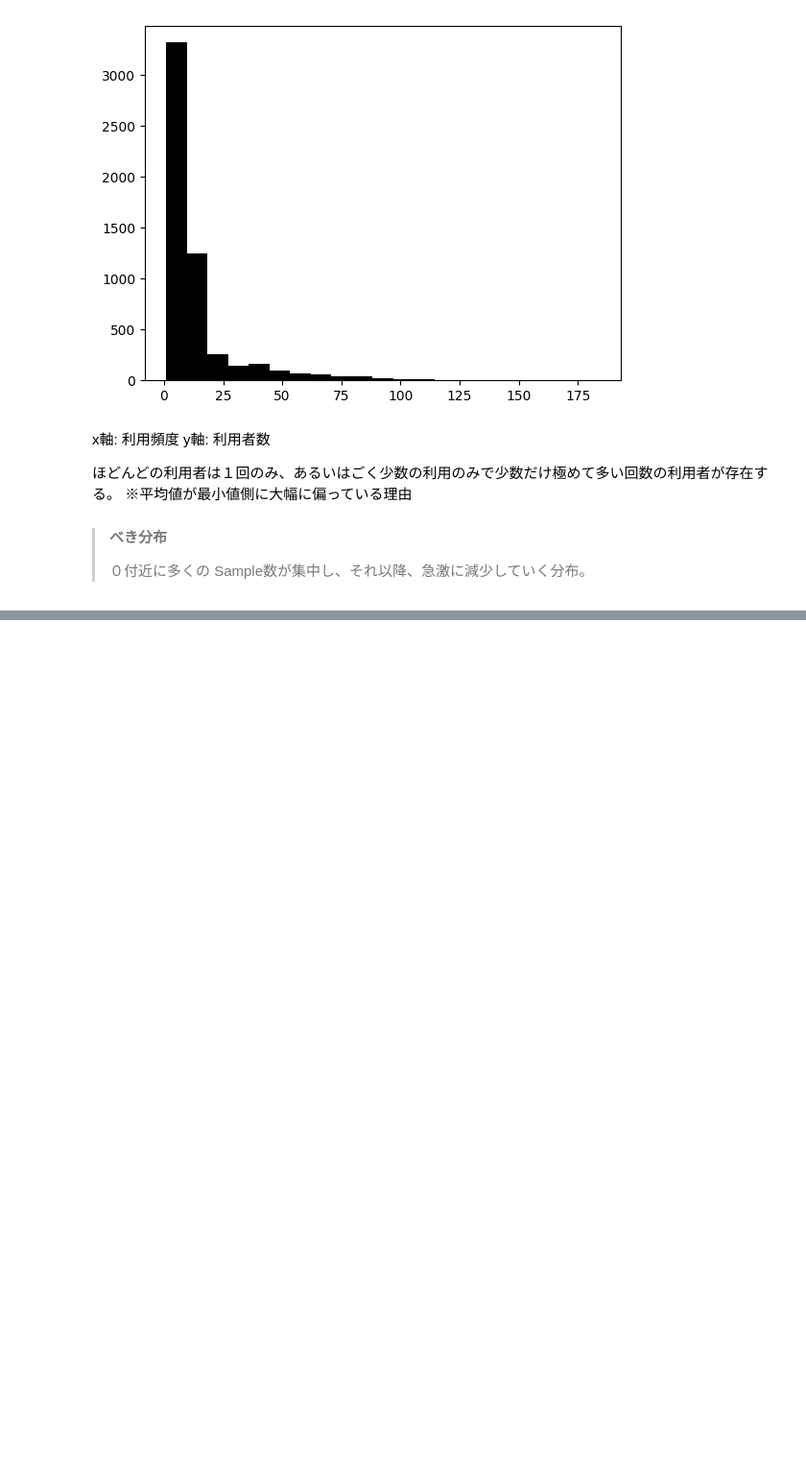
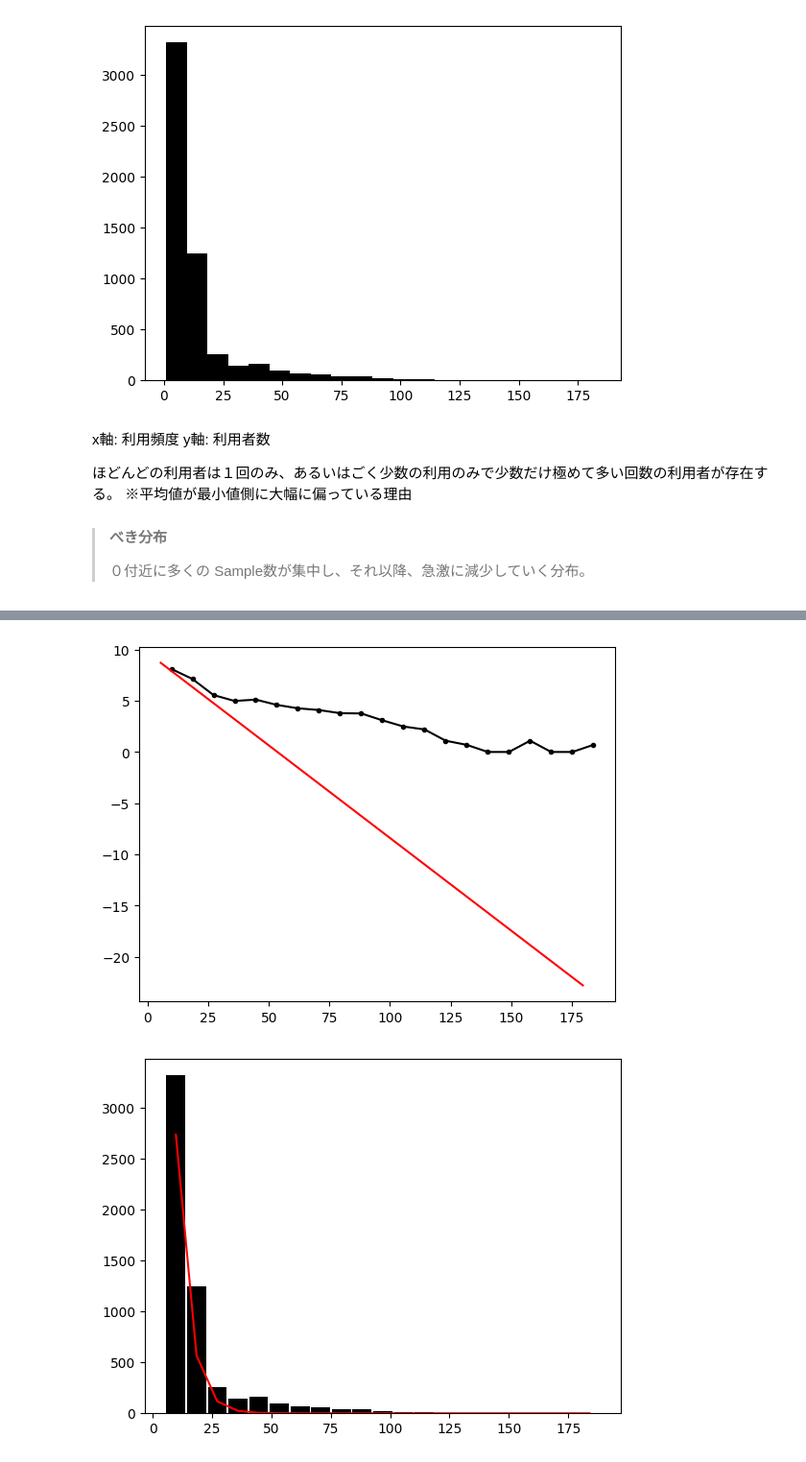
Before and after one commit to 1024xx4/math_programing_for_ai_and_ds, a Jupyter notebook: section01/section01.ipynb, the cells around one changed output, grey strips where cells are left out. Shown: that part at 96% size. Saved outputs shown, nothing was run; the diff lists cells and outputs as text; code cells hidden in the pictures; blank space fills up the shorter version.

```diff
--- a/section01/section01.ipynb
+++ b/section01/section01.ipynb
@@ -98,0 +146,45 @@ y軸: 利用者数
+# %%
+# 左側の Fitting を良く見せるため num を小さくする
+
+# 近似曲線の Parameter を算出する
+import numpy as np
+
+# Parameter 設定
+epsiron = 1  # x_hist の値が 0 だった場合、log をとると負の無限大に発散してしまうため、回避するために足しあわせる便宜上の値
+num = 3  # Fitting の区間を全体ではなく num で指定
+
+# 変数設定
+weight = x_hist[1:num]
+t = np.zeros(len(t_hist) - 1)  # t_hist は、各区間の端点を表すため、区間の中心点を表す t に変換
+for i in range(len(t_hist) - 1):
+    t[i] = (t_hist[i] + t_hist[i + 1]) / 2
+
+# Fitting（最小二乗近似）による Parameter の算出
+a, b = np.polyfit(t[1:num], np.log(x_hist[1:num]), 1, w=weight)
+    # log p(x) = ax + b の Parameter の a, b を同時に求める
+    # x には t を指定
+    # y には x_hist の log をとったものである np.log(x_hist[1:num]) を指定
+    # w  x_hist[1:num] を指定し縦軸の値が大きいほど近似曲線に Fitting する際の重みを強めるように指定
+
+# Fitting曲線（直線）の描画
+xt = np.zeros(len(t))
+for i in range(len(t)):
+    xt[i] = a * t[i] + b
+plt.plot(t_hist[1:], np.log(x_hist + epsiron), marker='.', color='k')
+plt.plot(t, xt, color='r')
+plt.show()
+
+# 近似曲線を描く
+import math
+
+t = t_hist[1:]
+xt = np.zeros(len(t))
+for i in range(len(t)):
+    xt[i] = math.exp(a * t[i] + b)
+
+plt.bar(t_hist[1:], x_hist, width=8, color='k')
+plt.plot(t, xt, color='r')
+plt.show()
+# %% [output]
+[figure, added]
+[figure, added]
```
Also changed, not shown: parts of 6 cells of this notebook.
